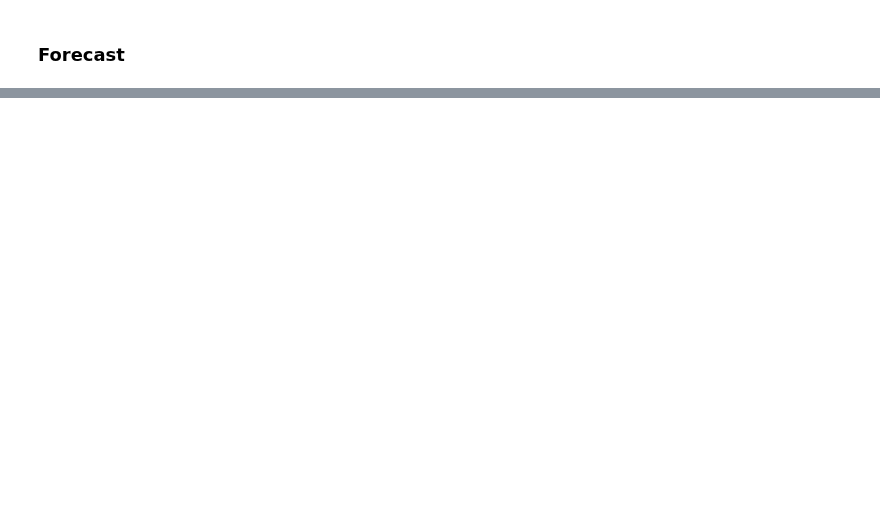
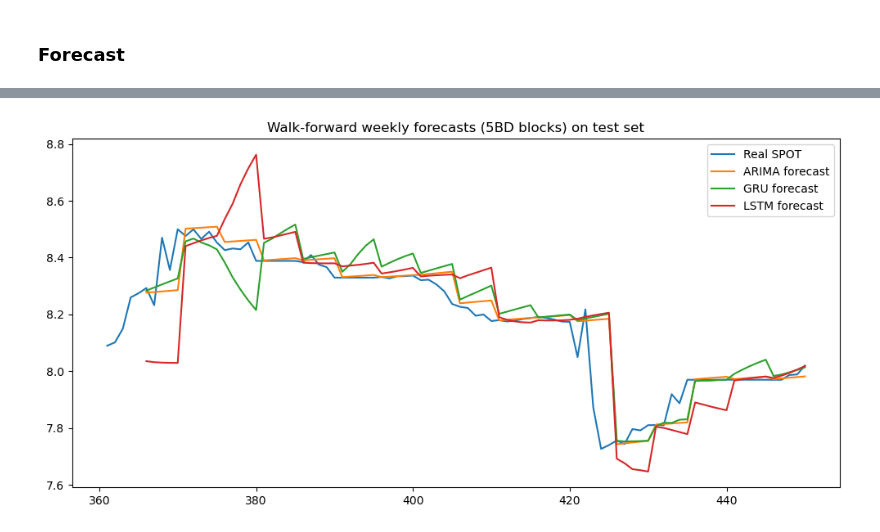
Before and after one commit to R4nd0mnam3/Time_series_Prediction, a Jupyter notebook: main.ipynb, the cells around one changed output, grey strips where cells are left out. Saved outputs shown, nothing was run; the diff lists cells and outputs as text; code cells hidden in the pictures; blank space fills up the shorter version.

```diff
--- a/main.ipynb
+++ b/main.ipynb
@@ -425,7 +425,7 @@ Training results: cv_mse : 0.07961274683475494, val_size : 200, n_splits : 5
 ##### Tuning Model Parameters
 # %%
 model_param_grid = {
-    "lookback": [int(x) for x in np.linspace(10, 70, 12)],
+    "lookback": [int(x) for x in np.linspace(10, 70, 6)],
     "hidden_size": [2, 4, 8, 16],
     "num_layers": [1, 2],
 }
@@ -493,0 +604,12 @@ for idx, row in classic_test_df.iterrows() :
+# %%
+plt.figure(figsize=(10, 5))
+plt.title("Walk-forward weekly forecasts (5BD blocks) on test set")
+plt.plot(weekly_forecasts.index, weekly_forecasts["REAL_SPOT"], label="Real SPOT")
+plt.plot(weekly_forecasts.index, weekly_forecasts["ARIMA_SPOT"], label="ARIMA forecast")
+plt.plot(weekly_forecasts.index, weekly_forecasts["GRU_SPOT"], label="GRU forecast")
+plt.plot(weekly_forecasts.index, weekly_forecasts["LSTM_SPOT"], label="LSTM forecast")
+plt.legend()
+plt.tight_layout()
+plt.show()
+# %% [output]
+[figure, added]
```
Also changed, not shown: parts of 13 cells of this notebook, 3 other files.
